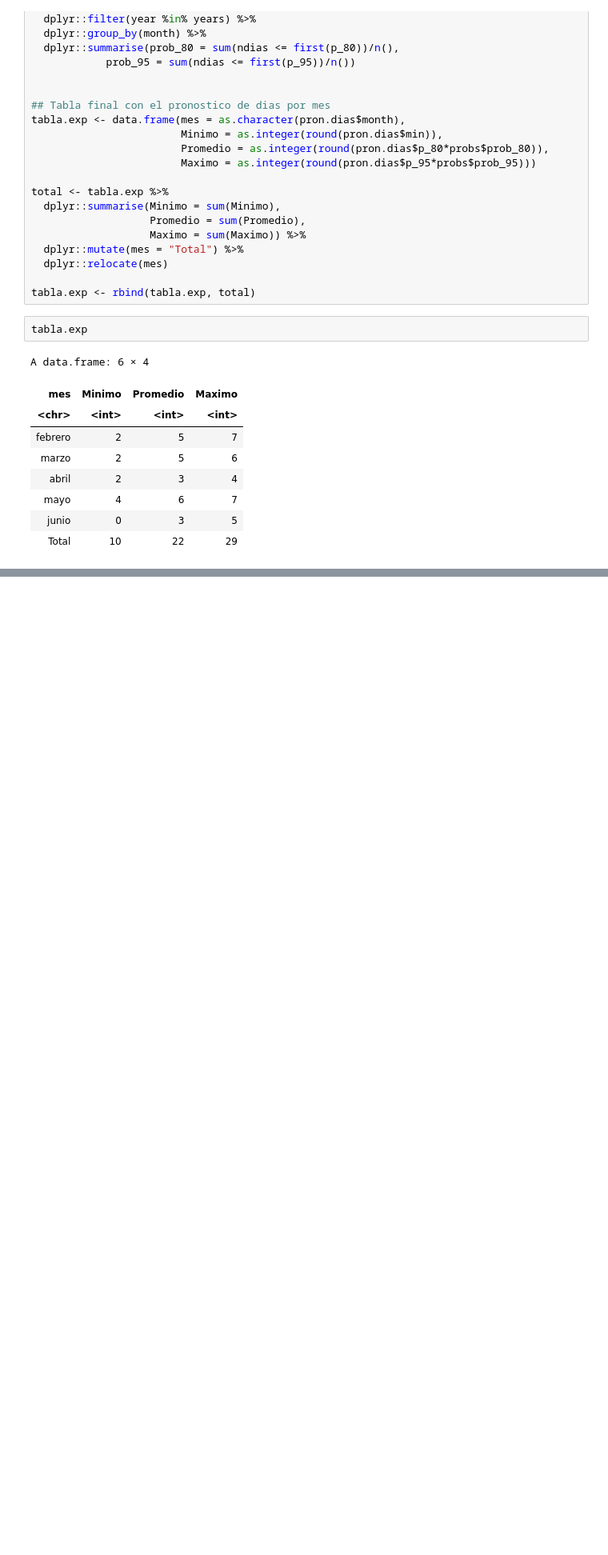
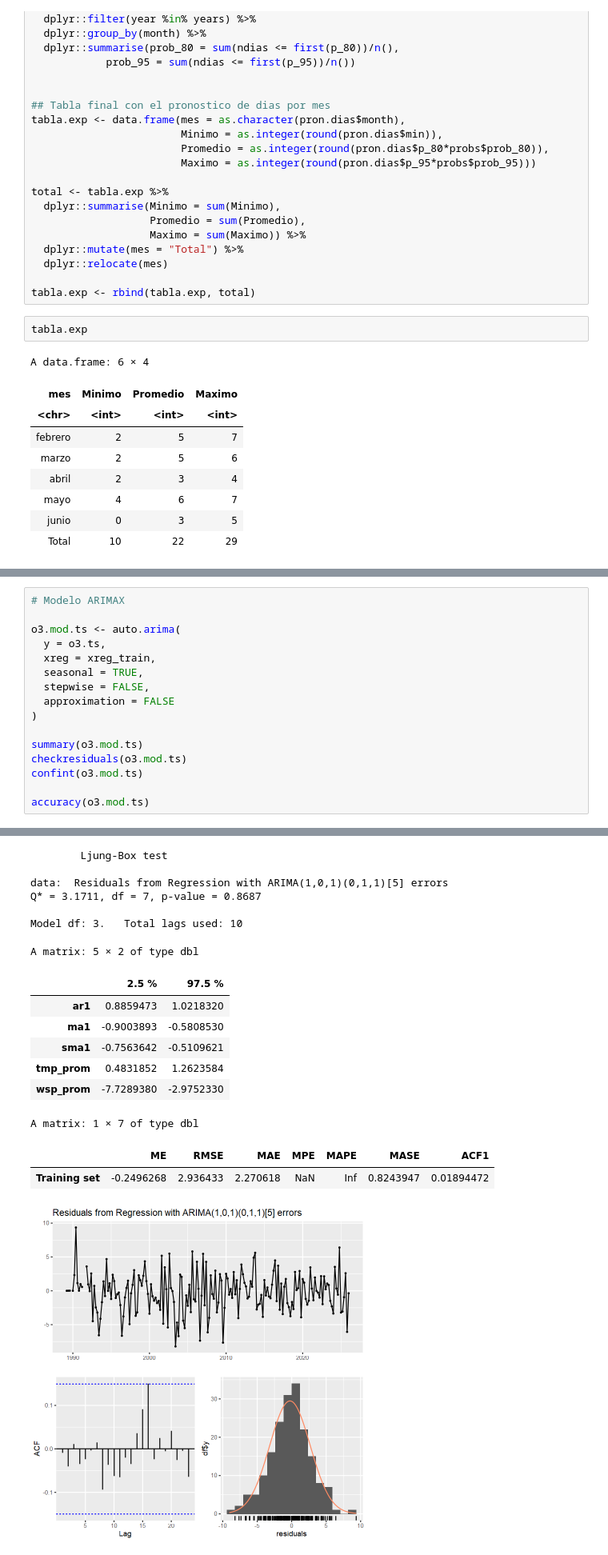
Before and after one commit to erdavg/pronostico_O3, a Jupyter notebook: pronostico_o3_prob.ipynb, the cells around one changed output, grey strips where cells are left out. Shown at 80% size. Cells and saved outputs as stored; diff of their text form; blank space fills up the shorter version.

```diff
--- a/pronostico_o3_prob.ipynb
+++ b/pronostico_o3_prob.ipynb
@@ -182,0 +304,17 @@ getwd()
+# %%
+# Modelo ARIMAX
+
+o3.mod.ts <- auto.arima(
+  y = o3.ts,
+  xreg = xreg_train,
+  seasonal = TRUE,
+  stepwise = FALSE,
+  approximation = FALSE
+)
+
+summary(o3.mod.ts)
+checkresiduals(o3.mod.ts)
+confint(o3.mod.ts)
+
+accuracy(o3.mod.ts)
+# %% [output]
@@ -182,0 +335,17 @@ getwd()
+        Ljung-Box test
+
+data:  Residuals from Regression with ARIMA(1,0,1)(0,1,1)[5] errors
+Q* = 3.1711, df = 7, p-value = 0.8687
+
+Model df: 3.   Total lags used: 10
+A matrix: 5 × 2 of type dbl
+|  | 2.5 % | 97.5 % |
+| ar1 | 0.8859473 | 1.0218320 |
+| ma1 | -0.9003893 | -0.5808530 |
+| sma1 | -0.7563642 | -0.5109621 |
+| tmp_prom | 0.4831852 | 1.2623584 |
+| wsp_prom | -7.7289380 | -2.9752330 |
+A matrix: 1 × 7 of type dbl
+|  | ME | RMSE | MAE | MPE | MAPE | MASE | ACF1 |
+| Training set | -0.2496268 | 2.936433 | 2.270618 | NaN | Inf | 0.8243947 | 0.01894472 |
+[figure, added]
```
Also changed, not shown: parts of 17 cells of this notebook.
